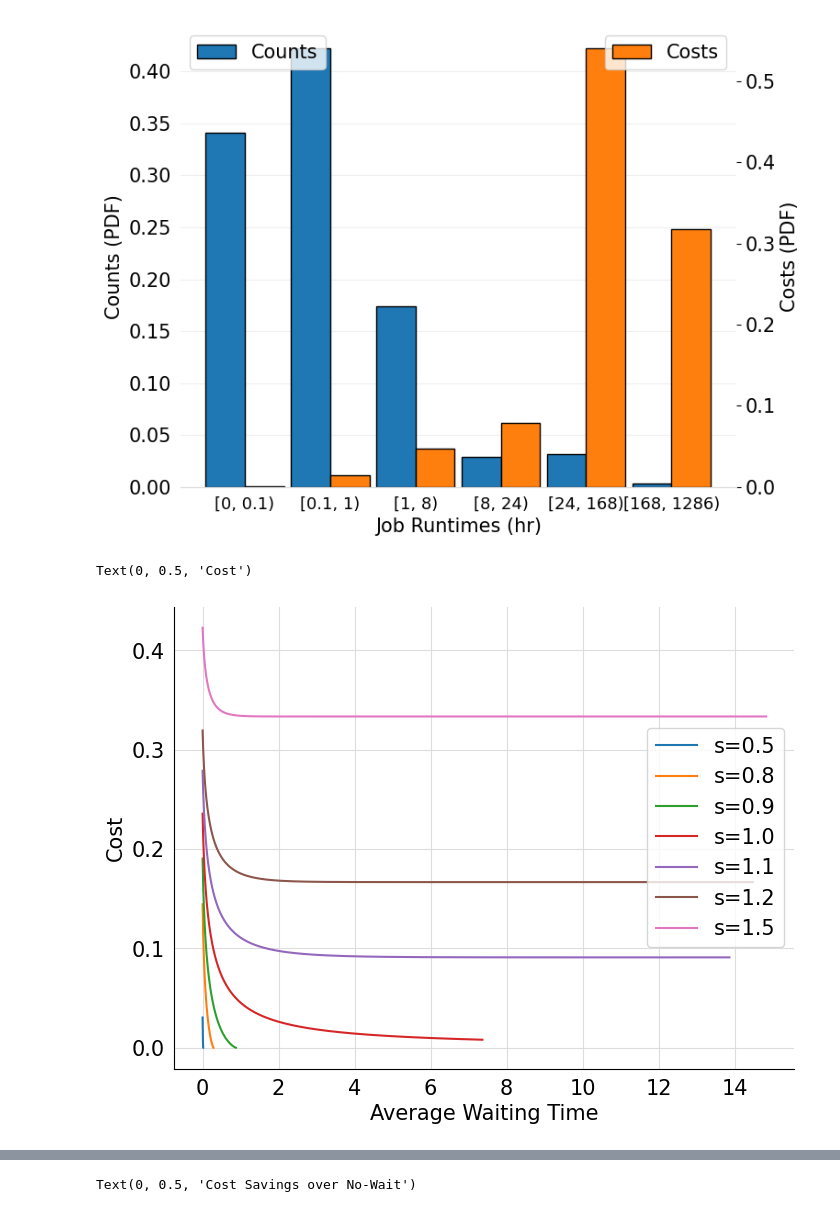
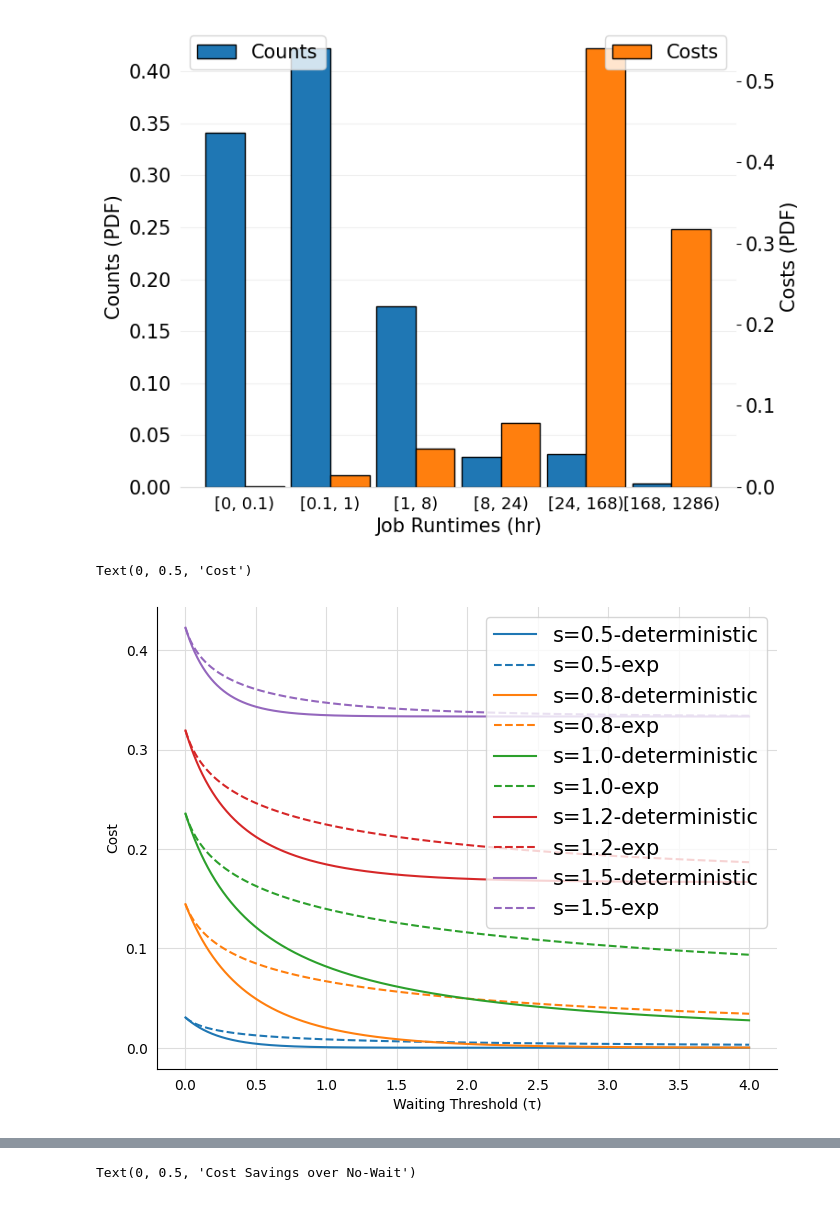
Before and after one commit to michaelzhiluo/starburst, a Jupyter notebook: simulators/legacy/figures-motivate_waiting.ipynb, the cells around one changed output, grey strips where cells are left out. Drawn from its saved outputs; the diff is of its cells as text; code cells hidden in the pictures.

```diff
--- a/simulators/legacy/figures-motivate_waiting.ipynb
+++ b/simulators/legacy/figures-motivate_waiting.ipynb
@@ -310,45 +310,59 @@ def average_wait_time(lmbda, c, mu, tau, with_balk=False):
 
     return avg_wait_time
 
+from scipy.special import gammainc, gammaincc, gamma
+def renege_probability_exp(lmbda, c, mu, tau):
+    r = lmbda/mu
+    long_sum = sum([(r**k / factorial(k)) for k in range(c)])
+    z = (np.exp(r*mu*tau)) * ((r*mu*tau)**(-c*mu*tau)) * gammainc(c*mu*tau + 1, r*mu*tau) * gamma(c*mu*tau+1)
+    numerator = long_sum + ((r**(c-1))/factorial(c-1))*z
+    denominator = long_sum + ((r**(c))/factorial(c))*(1+z)
+    return 1 - numerator / denominator
+
 c = 8
 mu = 1
-tau_values = np.linspace(0, 15, 1000)
+tau_values = np.linspace(0, 4, 1000)
 fig, ax = plt.subplots(figsize=(8, 6))
 plt.rcParams.update({'font.size': 15})
 
 ax.grid(True)
 ax.spines['top'].set_visible(False)
 ax.spines['right'].set_visible(False)
 ax.spines['left'].set_visible(True)
 #ax.spines['bottom'].set_color('#DDDDDD')
 ax.spines['bottom'].set_visible(True)
 ax.tick_params(bottom=False, left=False)
 ax.set_axisbelow(True)
 ax.yaxis.grid(True, color='#DDDDDD')
 ax.xaxis.grid(True, color='#DDDDDD')
 
 
-for lmbda in [c*0.5, c*0.8,c*0.9, c*1, c*1.1, c*1.2, c*1.5]:
+for lmbda in [c*0.5, c*0.8, c*1, c*1.2, c*1.5]:
     system_util = lmbda/(mu*c)
     cloud_cost_values = [renege_probability(lmbda, c, mu, tau) for tau in tau_values]
-    jct_values = [average_wait_time(lmbda, c, mu, tau) for tau in tau_values]
-    plt.plot(jct_values, cloud_cost_values, label=f's={system_util}')
+    #jct_values = [average_wait_time(lmbda, c, mu, tau) for tau in tau_values]
+    p = plt.plot(tau_values, cloud_cost_values, label=f's={system_util}-deterministic')
+
+    exp_cloud_cost_values = [renege_probability_exp(lmbda, c, mu, tau) for tau in tau_values]
+    #jct_values = [average_wait_time(lmbda, c, mu, tau) for tau in tau_values]
+    plt.plot(tau_values, exp_cloud_cost_values, label=f's={system_util}-exp', \
+             color=p[0].get_color(), ls='--')
 
 plt.legend()
 # for lbmda in [mu*c*0.5, mu*c*0.8, mu*c*1.2, mu*c*1.5]:
 #     y_values = [(average_wait_time(lbmda, c, mu, tau=0) - average_wait_time(lbmda, c, mu, tau=t*mu))/average_wait_time(lbmda, c, mu, tau=0)  for t in tau_values]
 #     plt.plot(tau_values, y_values, label=f's={lbmda/(mu*c)}')
 # plt.legend()
 
-
-plt.xlabel('Average Waiting Time')
+plt.xlabel('Waiting Threshold (τ)')
+#plt.xlabel('Average Waiting Time')
 plt.ylabel('Cost')
 # plt.xlabel('Waiting Time (τ/μ)')
 # plt.ylabel('Cost Reduction over No Wait')
 
 # fig.tight_layout()
 # plt.savefig('figures/theoretical_cost_savings.pdf')
 # plt.show()
 # %% [output]
 Text(0, 0.5, 'Cost')
-[figure, old version]
+[figure, new version]
```
Also changed, not shown: parts of 2 cells of this notebook, 54 other files.
